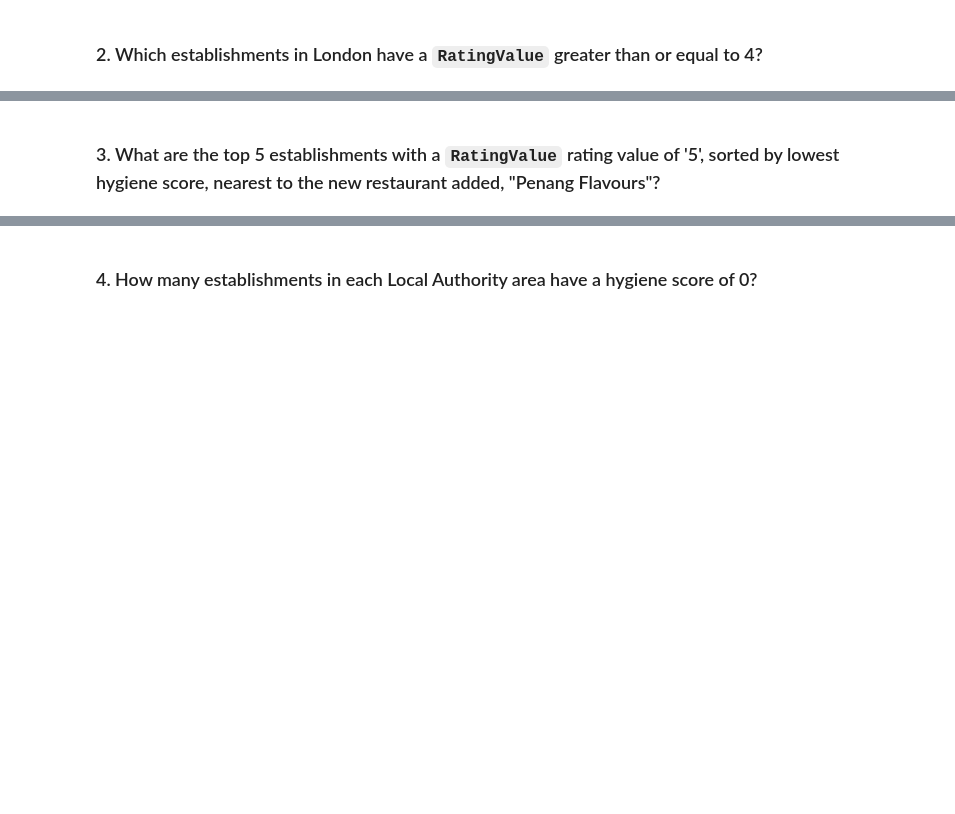
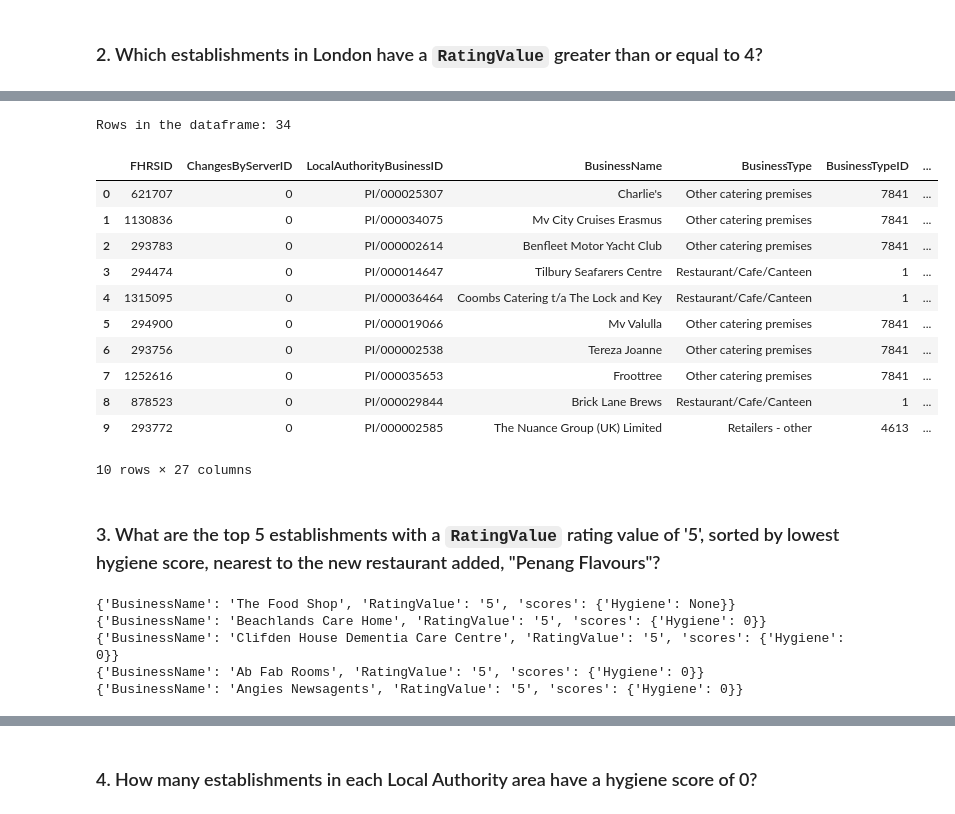
Before and after one commit to allison713/nosql-challenge, a Jupyter notebook: NoSQL_analysis_starter.ipynb, the cells around one changed output, grey strips where cells are left out. Saved outputs shown, nothing was run; the diff lists cells and outputs as text; code cells hidden in the pictures; blank space fills up the shorter version.

```diff
--- a/NoSQL_analysis_starter.ipynb
+++ b/NoSQL_analysis_starter.ipynb
@@ -73,9 +85,13 @@ TypeError: pipeline must be a list
 ### 2. Which establishments in London have a `RatingValue` greater than or equal to 4?
 # %%
 # Find the establishments with London as the Local Authority and has a RatingValue greater than or equal to 4.
-query =
-
+query = {'LocalAuthorityName':{'$regex':'London'},'RatingValue':{'$gte':"4"}}
+results = est.find(query)
 # Use count_documents to display the number of documents in the result
-
+print(f'{est.count_documents(query)} documents meet our search')
+print('---------------------------------')
+print(f'One example of one of these restaurants:')
+print("")
 # Display the first document in the results using pprint
+pprint(results[0])
 # %% [output]
@@ -83,9 +115,25 @@ SyntaxError: invalid syntax (2513243106.py, line 2)
 # %%
 # Convert the result to a Pandas DataFrame
-
+result = list(est.find(query,{'_id':0}))
+London_df = pd.DataFrame(result)
 # Display the number of rows in the DataFrame
-
+print("Rows in the dataframe:", len(London_df))
 # Display the first 10 rows of the DataFrame
+London_df.head(10)
+# %% [output]
+Rows in the dataframe: 34
+|  | FHRSID | ChangesByServerID | LocalAuthorityBusinessID | BusinessName | BusinessType | BusinessTypeID | ... |
+| 0 | 621707 | 0 | PI/000025307 | Charlie's | Other catering premises | 7841 | ... |
+| 1 | 1130836 | 0 | PI/000034075 | Mv City Cruises Erasmus | Other catering premises | 7841 | ... |
+| 2 | 293783 | 0 | PI/000002614 | Benfleet Motor Yacht Club | Other catering premises | 7841 | ... |
+| 3 | 294474 | 0 | PI/000014647 | Tilbury Seafarers Centre | Restaurant/Cafe/Canteen | 1 | ... |
+| 4 | 1315095 | 0 | PI/000036464 | Coombs Catering t/a The Lock and Key | Restaurant/Cafe/Canteen | 1 | ... |
+| 5 | 294900 | 0 | PI/000019066 | Mv Valulla | Other catering premises | 7841 | ... |
+| 6 | 293756 | 0 | PI/000002538 | Tereza Joanne | Other catering premises | 7841 | ... |
+| 7 | 1252616 | 0 | PI/000035653 | Froottree | Other catering premises | 7841 | ... |
+| 8 | 878523 | 0 | PI/000029844 | Brick Lane Brews | Restaurant/Cafe/Canteen | 1 | ... |
+| 9 | 293772 | 0 | PI/000002585 | The Nuance Group (UK) Limited | Retailers - other | 4613 | ... |
+10 rows × 27 columns
 # %% [markdown]
 ### 3. What are the top 5 establishments with a `RatingValue` rating value of '5', sorted by lowest hygiene score, nearest to the new restaurant added, "Penang Flavours"?
 # %%
@@ -94,11 +142,22 @@ SyntaxError: invalid syntax (2513243106.py, line 2)
 # Sort by hygiene score
 
 degree_search = 0.01
-latitude =
-longitude =
+latitude = 51.490142
+longitude = 0.08384
 
-query =
-sort =
-
+query = {'RatingValue':"5",'$and': [{'geocode.latitude': {'$lte': latitude+degree_search}},{'geocode.latitude': {'$gte': latitude-degree_search}}],
+        '$and': [{'geocode.longitude': {'$lte': longitude+degree_search}},{'geocode.longitude': {'$gte': longitude-degree_search}}]}
+fields = {'BusinessName':1,'RatingValue':1,'scores.Hygiene':1,'_id':0}
+sort = [('scores.Hygiene',1)]
+limit = 5
 # Print the results
+results = est.find(query,fields).sort(sort).limit(limit)
+for c in results:
+    print(c)
+# %% [output]
+{'BusinessName': 'The Food Shop', 'RatingValue': '5', 'scores': {'Hygiene': None}}
+{'BusinessName': 'Beachlands Care Home', 'RatingValue': '5', 'scores': {'Hygiene': 0}}
+{'BusinessName': 'Clifden House Dementia Care Centre', 'RatingValue': '5', 'scores': {'Hygiene': 0}}
+{'BusinessName': 'Ab Fab Rooms', 'RatingValue': '5', 'scores': {'Hygiene': 0}}
+{'BusinessName': 'Angies Newsagents', 'RatingValue': '5', 'scores': {'Hygiene': 0}}
 # %%
```
Also changed, not shown: parts of 5 cells of this notebook, 1 other file.
